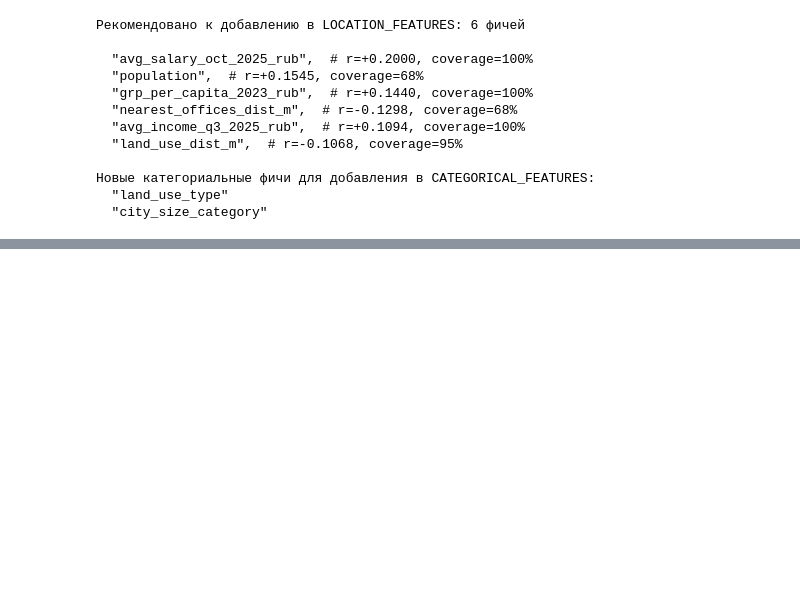
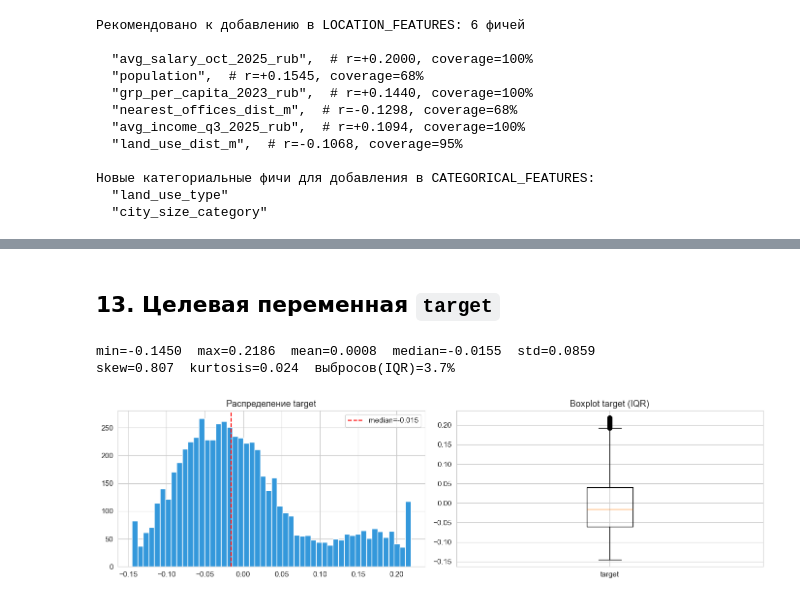
Before and after one commit to Khamoon7/GeoATM-popularity, a Jupyter notebook: notebooks/EDA_new_features.ipynb, the cells around one changed output, grey strips where cells are left out. Drawn from its saved outputs; the diff is of its cells as text; code cells hidden in the pictures; blank space fills up the shorter version.

```diff
--- a/notebooks/EDA_new_features.ipynb
+++ b/notebooks/EDA_new_features.ipynb
@@ -686,0 +691,23 @@ for c in new_cat_for_model:
+# %% [markdown]
+## 13. Целевая переменная `target`
+# %%
+from scipy.stats import skew, kurtosis
+
+t = df[TARGET].dropna()
+q1, q3 = t.quantile(.25), t.quantile(.75); iqr = q3 - q1
+out = ((t < q1 - 1.5*iqr) | (t > q3 + 1.5*iqr)).mean() * 100
+print(f'min={t.min():.4f}  max={t.max():.4f}  mean={t.mean():.4f}  '
+      f'median={t.median():.4f}  std={t.std():.4f}')
+print(f'skew={skew(t):.3f}  kurtosis={kurtosis(t):.3f}  выбросов(IQR)={out:.1f}%')
+
+fig, ax = plt.subplots(1, 2, figsize=(14, 4))
+ax[0].hist(t, bins=50, color='#3498db', edgecolor='white')
+ax[0].axvline(t.median(), color='red', ls='--', label=f'median={t.median():.3f}')
+ax[0].set_title('Распределение target'); ax[0].legend()
+ax[1].boxplot(t, showfliers=True); ax[1].set_xticks([1]); ax[1].set_xticklabels(['target'])
+ax[1].set_title('Boxplot target (IQR)')
+plt.tight_layout(); plt.show()
+# %% [output]
+min=-0.1450  max=0.2186  mean=0.0008  median=-0.0155  std=0.0859
+skew=0.807  kurtosis=0.024  выбросов(IQR)=3.7%
+[figure, added]
```
Also changed, not shown: parts of 19 cells of this notebook.
